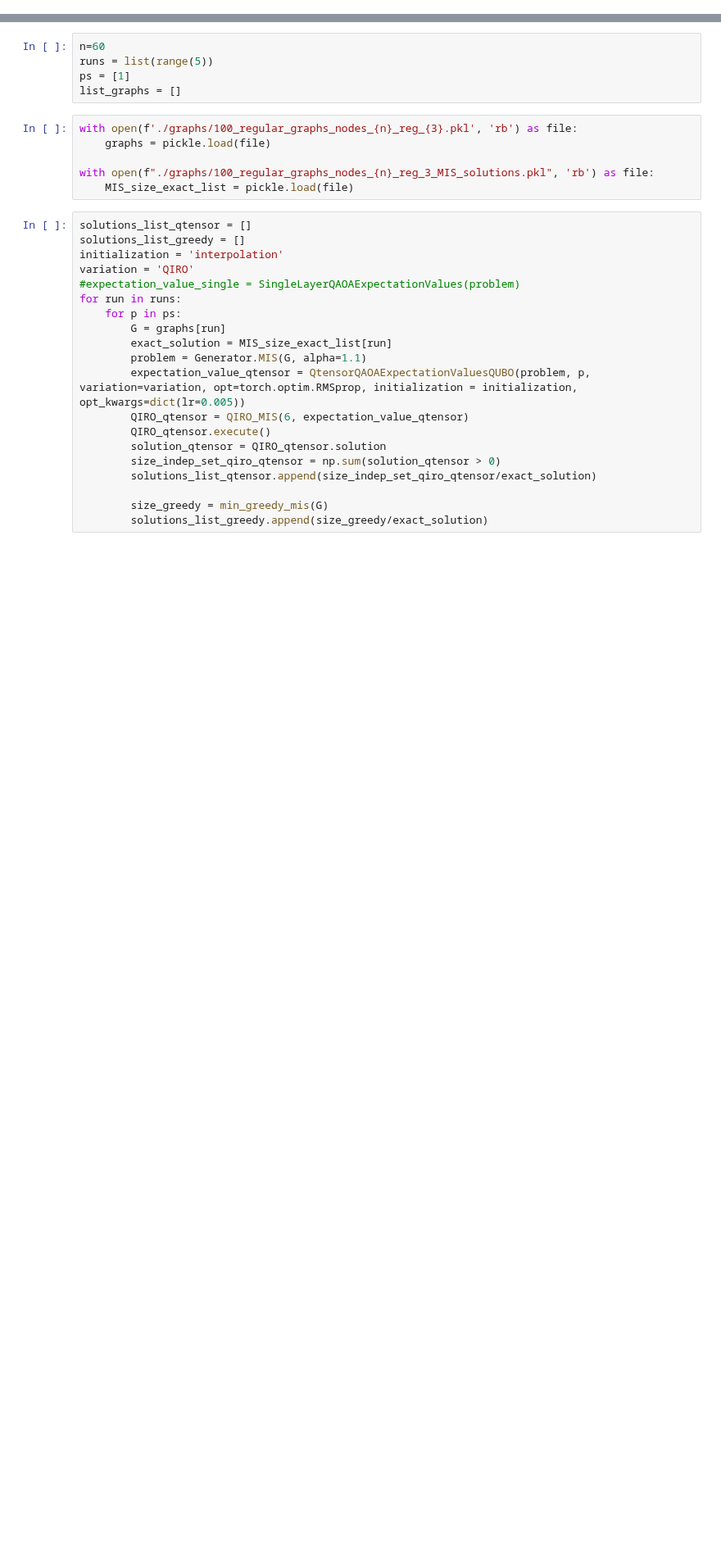
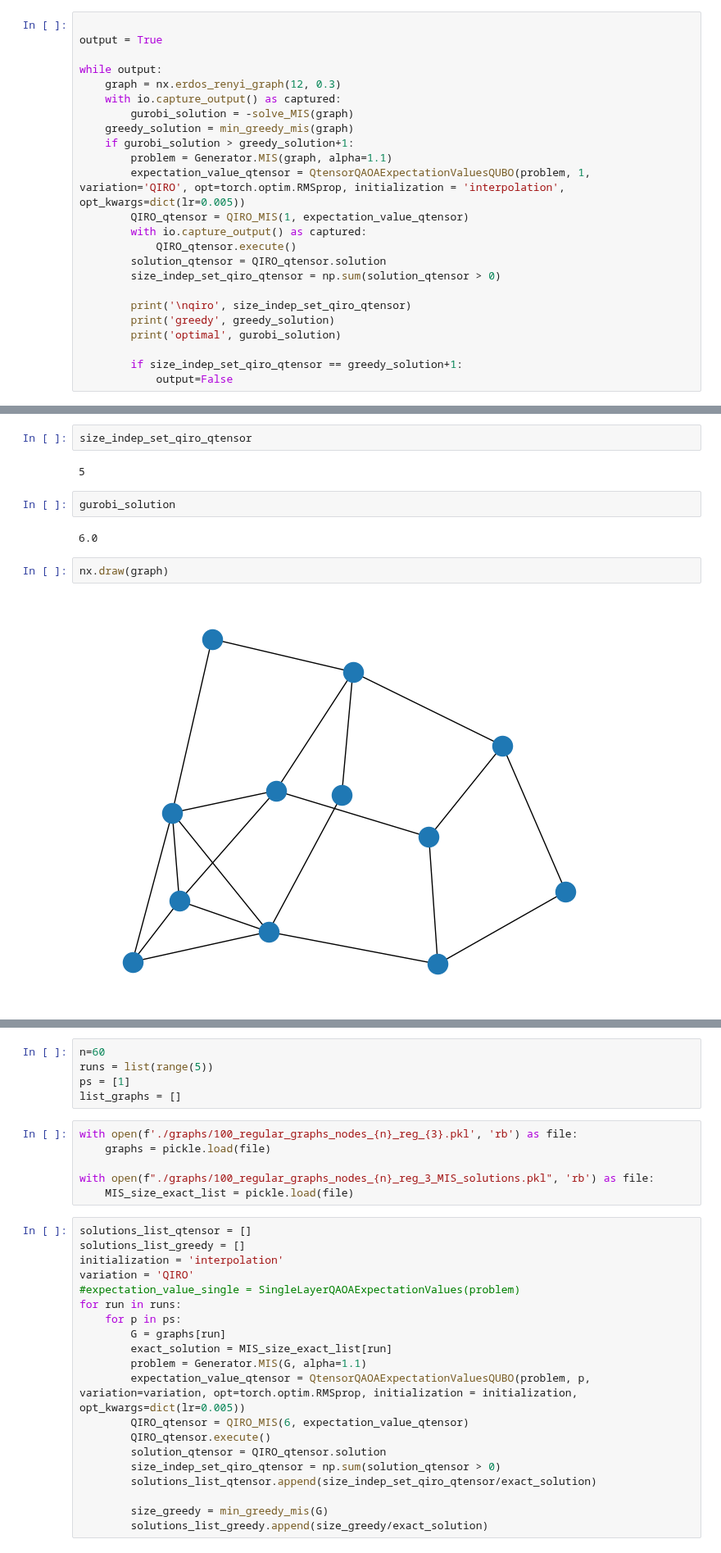
Before and after one commit to jernejrudifinzgar/qiro, a Jupyter notebook: Helping_tools/test_notebook.ipynb, the cells around one changed output, grey strips where cells are left out. Shown at 82% size. Drawn from its saved outputs; the diff is of its cells as text; blank space fills up the shorter version.

```diff
--- a/Helping_tools/test_notebook.ipynb
+++ b/Helping_tools/test_notebook.ipynb
@@ -41,0 +45,24 @@ from Create_instances import create_set_cover
+# %%
+
+output = True
+
+while output:
+    graph = nx.erdos_renyi_graph(12, 0.3)
+    with io.capture_output() as captured:
+        gurobi_solution = -solve_MIS(graph)
+    greedy_solution = min_greedy_mis(graph)
+    if gurobi_solution > greedy_solution+1:
+        problem = Generator.MIS(graph, alpha=1.1)
+        expectation_value_qtensor = QtensorQAOAExpectationValuesQUBO(problem, 1, variation='QIRO', opt=torch.optim.RMSprop, initialization = 'interpolation', opt_kwargs=dict(lr=0.005))
+        QIRO_qtensor = QIRO_MIS(1, expectation_value_qtensor)
+        with io.capture_output() as captured:
+            QIRO_qtensor.execute()
+        solution_qtensor = QIRO_qtensor.solution
+        size_indep_set_qiro_qtensor = np.sum(solution_qtensor > 0)
+
+        print('\nqiro', size_indep_set_qiro_qtensor)
+        print('greedy', greedy_solution)
+        print('optimal', gurobi_solution)
+
+        if size_indep_set_qiro_qtensor == greedy_solution+1:
+            output=False
@@ -41,0 +73,12 @@ from Create_instances import create_set_cover
+# %%
+size_indep_set_qiro_qtensor
+# %% [output]
+5
+# %%
+gurobi_solution
+# %% [output]
+6.0
+# %%
+nx.draw(graph)
+# %% [output]
+[figure, added]
```
Also changed, not shown: parts of 5 cells of this notebook, 3 other files.
